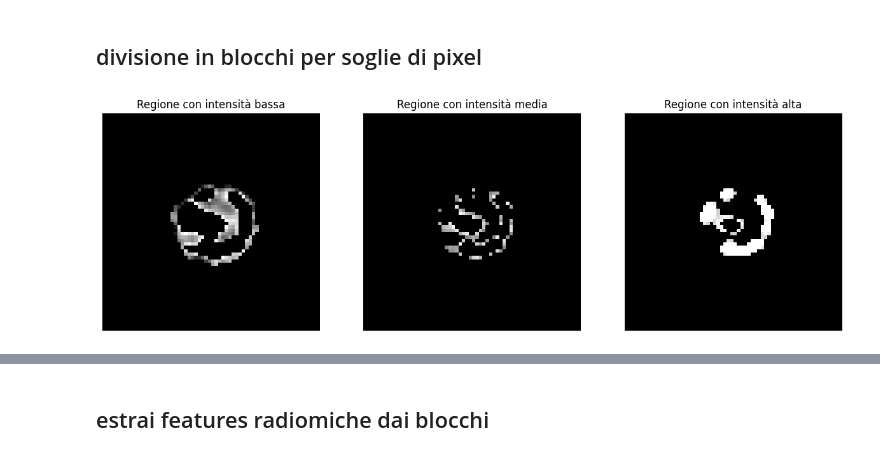
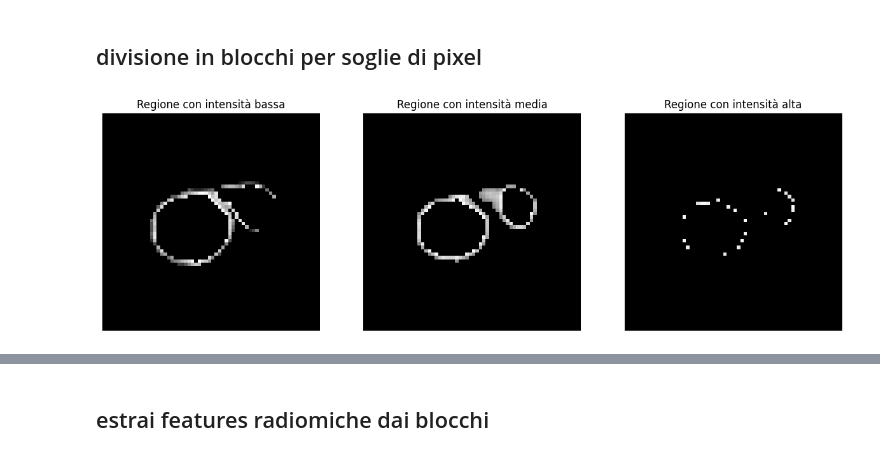
Before and after one commit to alessiamenozzi/ThesisPlaques, a Jupyter notebook: ClusterBlocchi.ipynb, the cells around one changed output, grey strips where cells are left out. Drawn from its saved outputs; the diff is of its cells as text; code cells hidden in the pictures.

```diff
--- a/ClusterBlocchi.ipynb
+++ b/ClusterBlocchi.ipynb
@@ -497,34 +499,34 @@ def segmenta_con_soglie(image, low_thresh, high_thresh):
     mask_alta = (image > high_thresh)  # Intensità alta
 
     # Applica le maschere per creare le regioni
     regione_bassa = image * mask_bassa
     regione_media = image * mask_media
     regione_alta = image * mask_alta
 
     return regione_bassa, regione_media, regione_alta
 
 # Esempio di utilizzo con soglie
-low_thresh = 100  # Soglia per intensità bassa
-high_thresh = 200  # Soglia per intensità alta
+low_thresh = 80  # Soglia per intensità bassa
+high_thresh = 160  # Soglia per intensità alta
 
 # Applica la segmentazione alla prima immagine
-regione_bassa, regione_media, regione_alta = segmenta_con_soglie(immagini_massime_per_paziente[1], low_thresh, high_thresh)
+regione_bassa, regione_media, regione_alta = segmenta_con_soglie(immagini_massime_per_paziente_contorno[17], low_thresh, high_thresh)
 
 # Visualizza le diverse regioni
 fig, axes = plt.subplots(1, 3, figsize=(15, 5))
 
 axes[0].imshow(regione_bassa, cmap='gray')
 axes[0].set_title("Regione con intensità bassa")
 axes[0].axis('off')
 
 axes[1].imshow(regione_media, cmap='gray')
 axes[1].set_title("Regione con intensità media")
 axes[1].axis('off')
 
 axes[2].imshow(regione_alta, cmap='gray')
 axes[2].set_title("Regione con intensità alta")
 axes[2].axis('off')
 
 plt.show()
 # %% [output]
-[figure, old version]
+[figure, new version]
```
Also changed, not shown: parts of 6 cells of this notebook, 1 other file.
